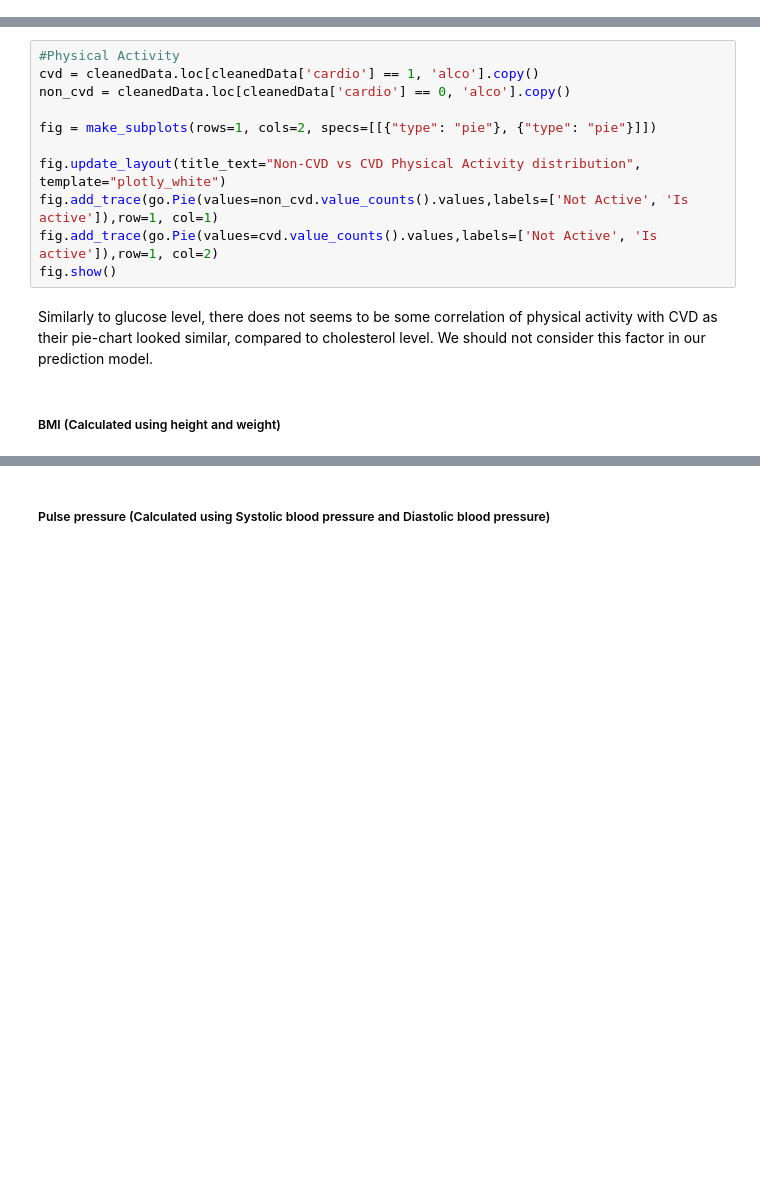
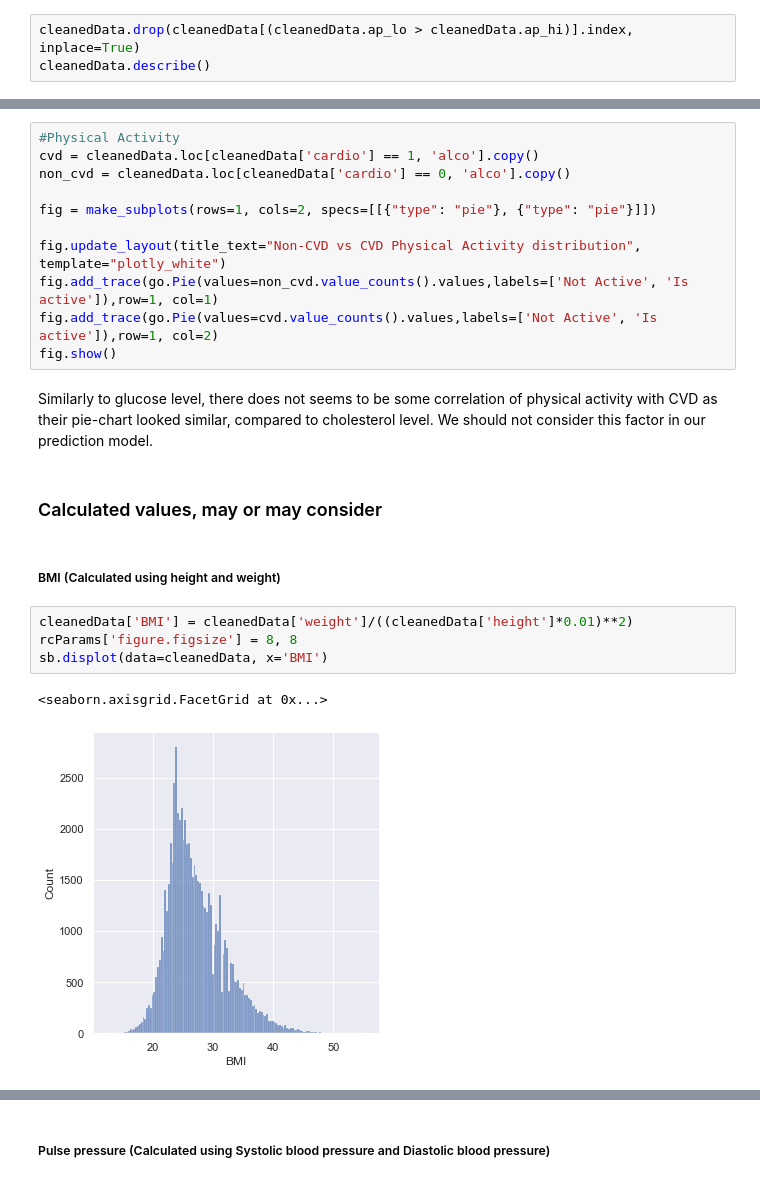
Before and after one commit to LoyChaiEe/miniProject, a Jupyter notebook: IE0005-Project.ipynb, the cells around one changed output, grey strips where cells are left out. Drawn from its saved outputs; the diff is of its cells as text; blank space fills up the shorter version.

```diff
--- a/IE0005-Project.ipynb
+++ b/IE0005-Project.ipynb
@@ -158,3 +158,6 @@ cleanedData.describe()
 | 50% | 1.000000 | 165.000000 | 72.000000 | 120.000000 | 80.000000 | 1.000000 | 1.000000 | 0.000000 | 0.000000 | 1.000000 | 0.000000 | ... |
 | 75% | 2.000000 | 170.000000 | 82.000000 | 140.000000 | 90.000000 | 1.000000 | 1.000000 | 0.000000 | 0.000000 | 1.000000 | 1.000000 | ... |
 | max | 2.000000 | 250.000000 | 200.000000 | 180.000000 | 120.000000 | 3.000000 | 3.000000 | 1.000000 | 1.000000 | 1.000000 | 1.000000 | ... |
+# %%
+cleanedData.drop(cleanedData[(cleanedData.ap_lo > cleanedData.ap_hi)].index, inplace=True)
+cleanedData.describe()
@@ -455,5 +468,14 @@ fig.add_trace(go.Pie(values=cvd.value_counts().values,labels=['Not Active', 'Is
 fig.show()
 # %% [markdown]
 Similarly to glucose level, there does not seems to be some correlation of physical activity with CVD as their pie-chart looked similar, compared to cholesterol level. We should not consider this factor in our prediction model.
+# %% [markdown]
+### Calculated values, may or may consider
 # %% [markdown]
 ##### BMI (Calculated using height and weight)
+# %%
+cleanedData['BMI'] = cleanedData['weight']/((cleanedData['height']*0.01)**2)
+rcParams['figure.figsize'] = 8, 8
+sb.displot(data=cleanedData, x='BMI')
+# %% [output]
+<seaborn.axisgrid.FacetGrid at 0x...>
+[figure, added]
```
Also changed, not shown: parts of 9 cells of this notebook.
